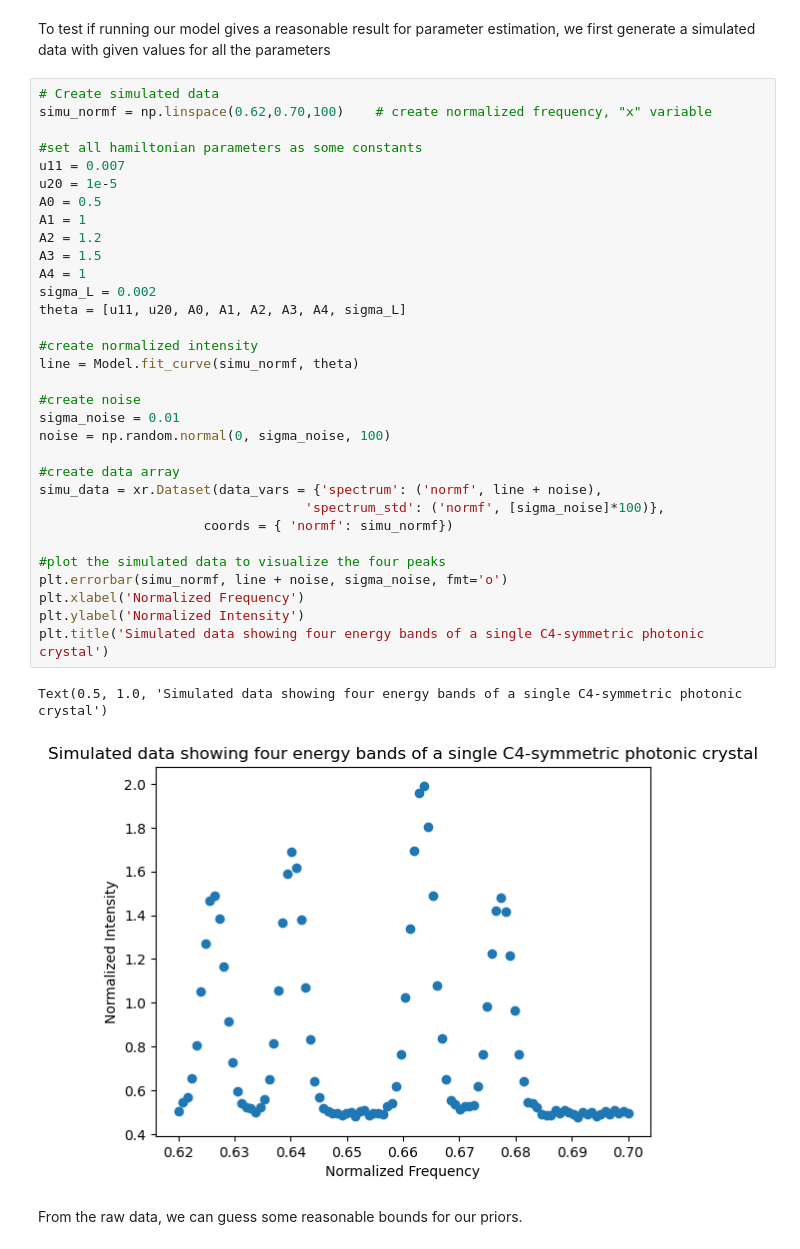
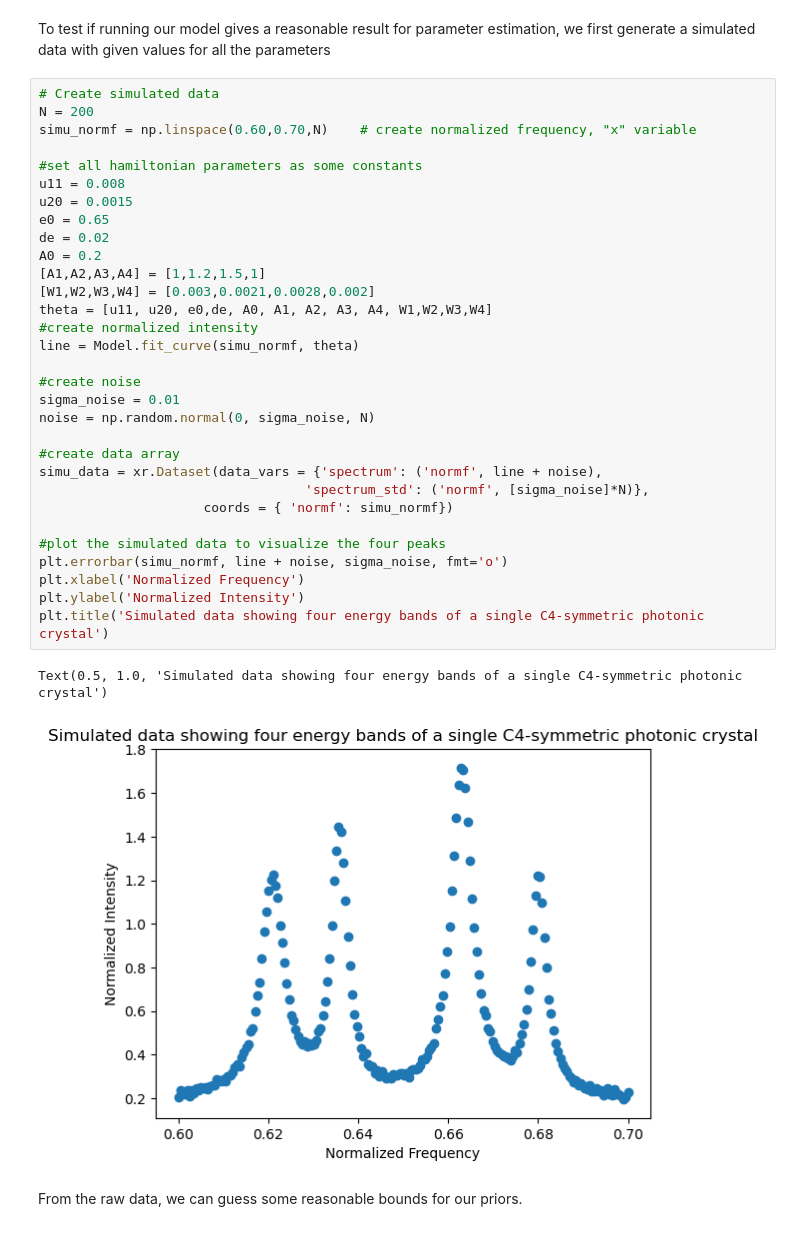
Before and after one commit to phys201/Hamiltonian-photonic-crystal, a Jupyter notebook: Documentation.ipynb, the cells around one changed output. Drawn from its saved outputs; the diff is of its cells as text.

```diff
--- a/Documentation.ipynb
+++ b/Documentation.ipynb
@@ -90,39 +91,38 @@ from photonic_hamiltonian.inference import Model
 To test if running our model gives a reasonable result for parameter estimation, we first generate a simulated data with given values for all the parameters
 # %%
 # Create simulated data
-simu_normf = np.linspace(0.62,0.70,100)    # create normalized frequency, "x" variable
+N = 200
+simu_normf = np.linspace(0.60,0.70,N)    # create normalized frequency, "x" variable
 
 #set all hamiltonian parameters as some constants
-u11 = 0.007
-u20 = 1e-5
-A0 = 0.5
-A1 = 1
-A2 = 1.2
-A3 = 1.5
-A4 = 1
-sigma_L = 0.002
-theta = [u11, u20, A0, A1, A2, A3, A4, sigma_L]
-
+u11 = 0.008
+u20 = 0.0015
+e0 = 0.65
+de = 0.02
+A0 = 0.2
+[A1,A2,A3,A4] = [1,1.2,1.5,1]
+[W1,W2,W3,W4] = [0.003,0.0021,0.0028,0.002]
+theta = [u11, u20, e0,de, A0, A1, A2, A3, A4, W1,W2,W3,W4]
 #create normalized intensity
 line = Model.fit_curve(simu_normf, theta)
 
 #create noise
 sigma_noise = 0.01
-noise = np.random.normal(0, sigma_noise, 100)
+noise = np.random.normal(0, sigma_noise, N)
 
 #create data array
 simu_data = xr.Dataset(data_vars = {'spectrum': ('normf', line + noise),
-                                  'spectrum_std': ('normf', [sigma_noise]*100)},
+                                  'spectrum_std': ('normf', [sigma_noise]*N)},
                      coords = { 'normf': simu_normf})
 
 #plot the simulated data to visualize the four peaks
 plt.errorbar(simu_normf, line + noise, sigma_noise, fmt='o')
 plt.xlabel('Normalized Frequency')
 plt.ylabel('Normalized Intensity')
 plt.title('Simulated data showing four energy bands of a single C4-symmetric photonic crystal')
 # %% [output]
 Text(0.5, 1.0, 'Simulated data showing four energy bands of a single C4-symmetric photonic crystal')
-[figure, old version]
+[figure, new version]
 # %% [markdown]
 From the raw data, we can guess some reasonable bounds for our priors.
 # %%
```
Also changed, not shown: parts of 11 cells of this notebook.
